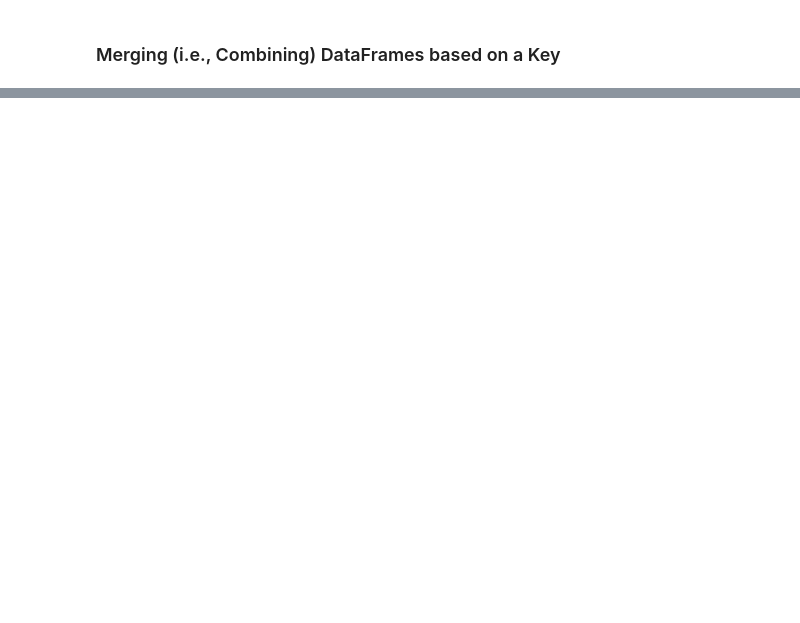
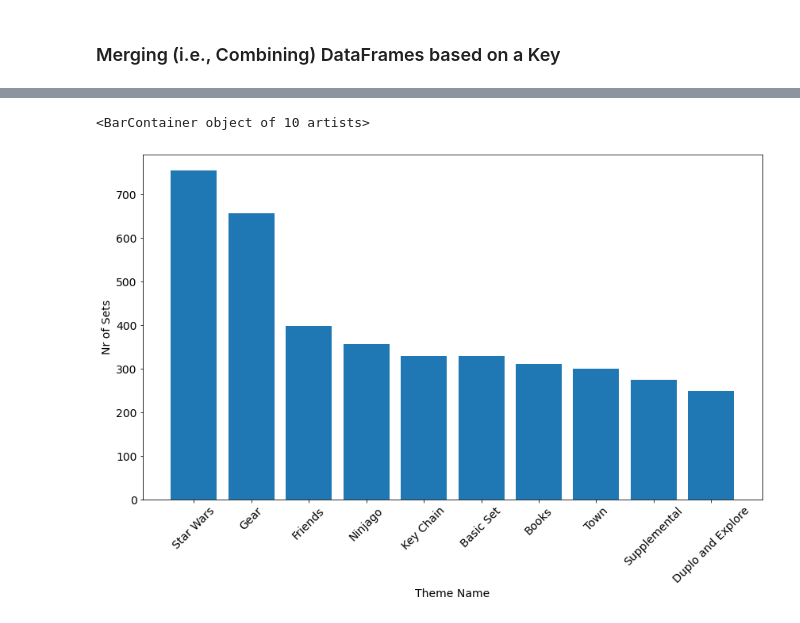
Before and after one commit to ReggieScript/100-days-of-python, a Jupyter notebook: Day73_DATASCIENCE-LegoDataset/Lego_Analysis_for_Course_(start).ipynb, the cells around one changed output, grey strips where cells are left out. Saved outputs shown, nothing was run; the diff lists cells and outputs as text; code cells hidden in the pictures; blank space fills up the shorter version.

```diff
--- a/Day73_DATASCIENCE-LegoDataset/Lego_Analysis_for_Course_(start).ipynb
+++ b/Day73_DATASCIENCE-LegoDataset/Lego_Analysis_for_Course_(start).ipynb
@@ -230,3 +268,5 @@ LEGO has licensed many hit franchises from Harry Potter to Marvel Super Heros to
 The themes.csv file has the actual theme names. The sets .csv has <code>theme_ids</code> which link to the <code>id</code> column in the themes.csv.
 # %% [markdown]
 **Challenge**: Explore the themes.csv. How is it structured? Search for the name 'Star Wars'. How many <code>id</code>s correspond to this name in the themes.csv? Now use these <code>id</code>s and find the corresponding the sets in the sets.csv (Hint: you'll need to look for matches in the <code>theme_id</code> column)
+# %%
+themes_df = pd.read_csv(r"C:\Users\reegi\Documents\CODING\100 days of python\Day73_DATASCIENCE-LegoDataset\data\themes.csv")
@@ -232,0 +281,4 @@ The themes.csv file has the actual theme names. The sets .csv has <code>theme_id
+# %%
+set_theme_count = pd.DataFrame({'id':sets_per_theme.index, 'set_count': sets_per_theme.values.tolist()})
+# %%
+set_theme_count
@@ -233,2 +299,4 @@ The themes.csv file has the actual theme names. The sets .csv has <code>theme_id
 # %% [markdown]
 ### Merging (i.e., Combining) DataFrames based on a Key
+# %%
+full_theme_df = set_theme_count.merge(themes_df, on="id")
@@ -234,0 +319,10 @@ The themes.csv file has the actual theme names. The sets .csv has <code>theme_id
+# %%
+plt.figure(figsize=(14,8))
+plt.xticks(fontsize=14, rotation=45)
+plt.yticks(fontsize=14)
+plt.ylabel('Nr of Sets', fontsize=14)
+plt.xlabel('Theme Name', fontsize=14)
+plt.bar(full_theme_df.name[:10], full_theme_df.set_count[:10])
+# %% [output]
+<BarContainer object of 10 artists>
+[figure, added]
```
Also changed, not shown: parts of 13 cells of this notebook.
